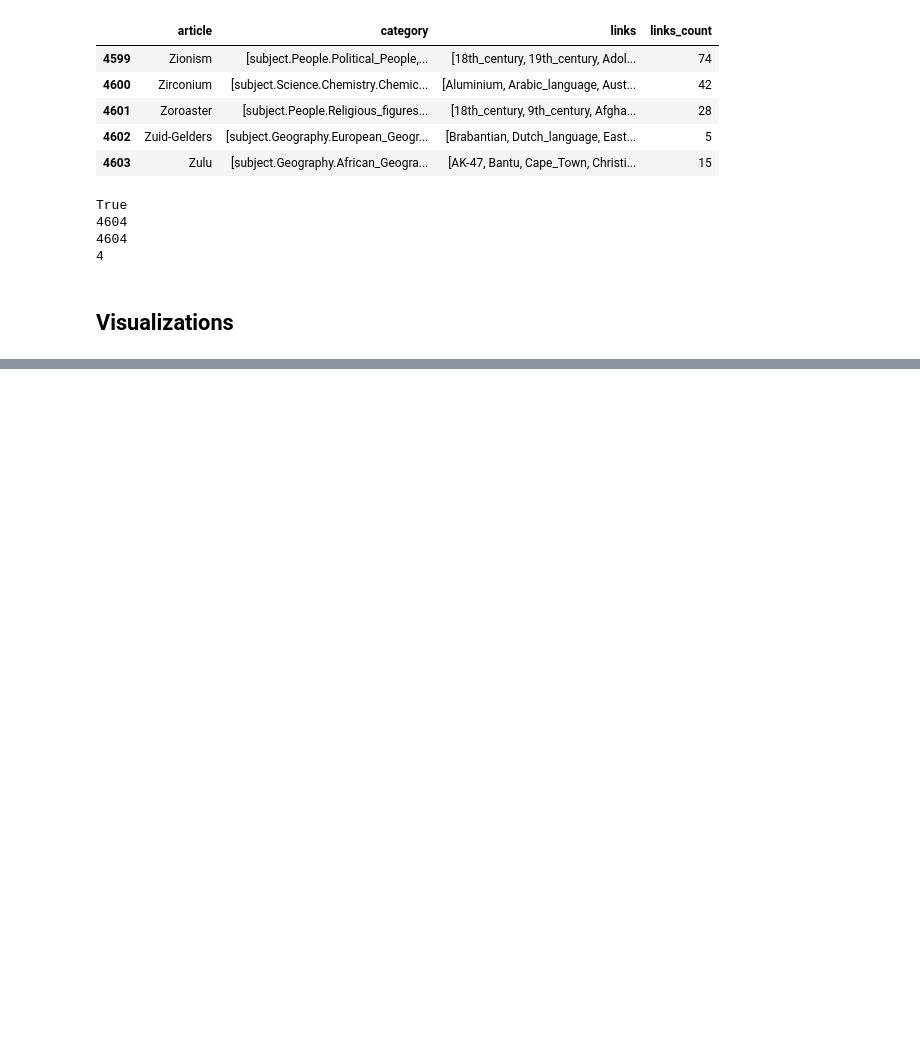
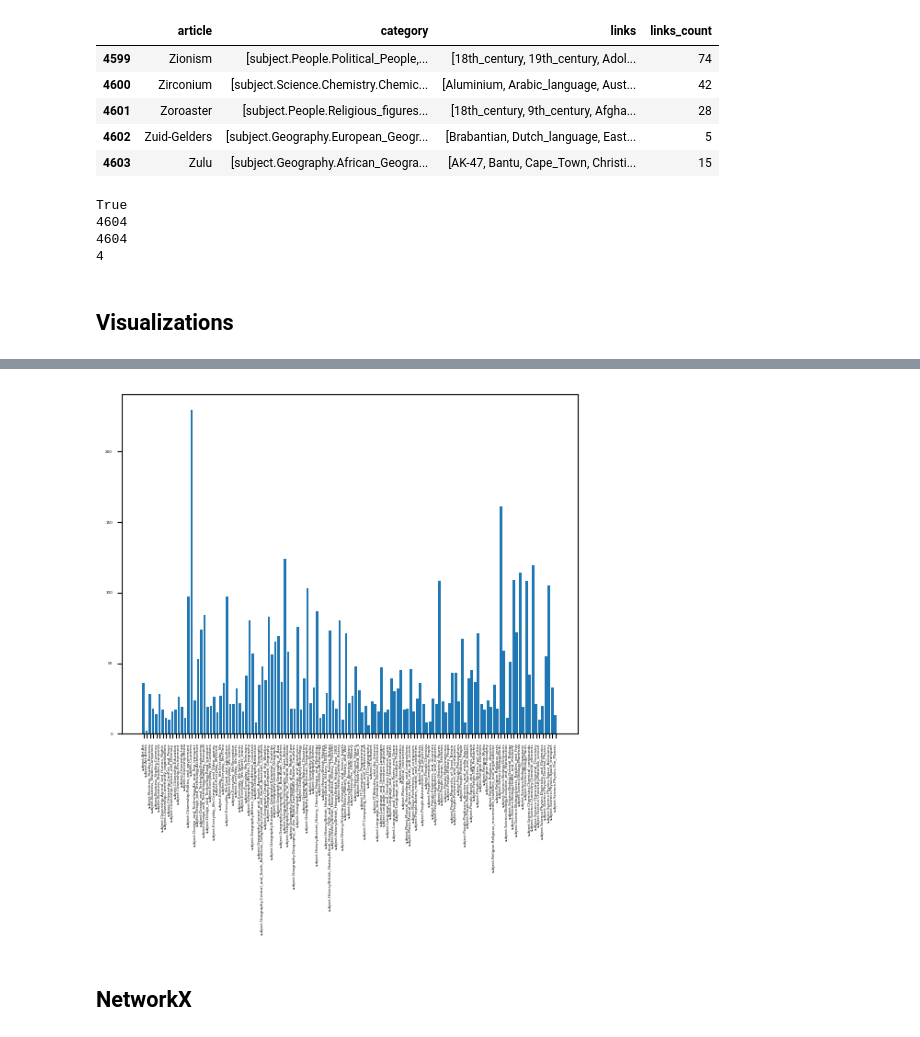
Before and after one commit to epfl-ada/ada-2022-project-souvladaki, a Jupyter notebook: project.ipynb, the cells around one changed output, grey strips where cells are left out. Saved outputs shown, nothing was run; the diff lists cells and outputs as text; code cells hidden in the pictures; blank space fills up the shorter version.

```diff
--- a/project.ipynb
+++ b/project.ipynb
@@ -99,0 +104,17 @@ plt.show()
+# %%
+groups = categories.groupby("category").count()
+labels = list(groups.index)
+values = list(groups["article"])
+
+X_axis = np.arange(len(labels))
+
+plt.rcParams['font.size'] = '3'
+
+plt.xticks(rotation=90)
+#plt.xticks(X_axis, labels, labelsize=10)
+plt.bar(labels,values)
+plt.show()
+# %% [output]
+[figure, added]
+# %% [markdown]
+## NetworkX
```
Also changed, not shown: parts of 8 cells of this notebook, 1 other file.
